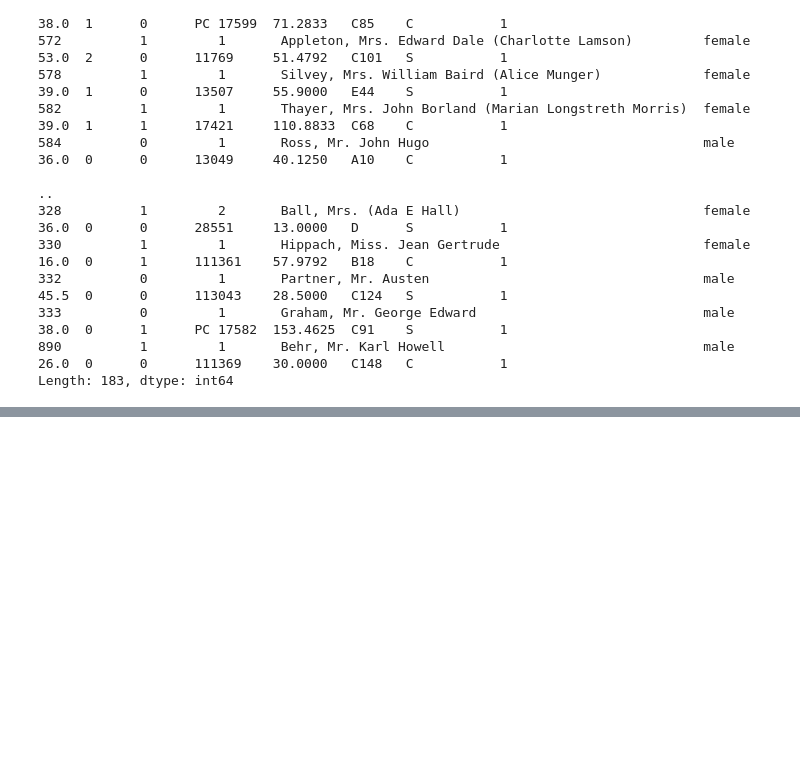
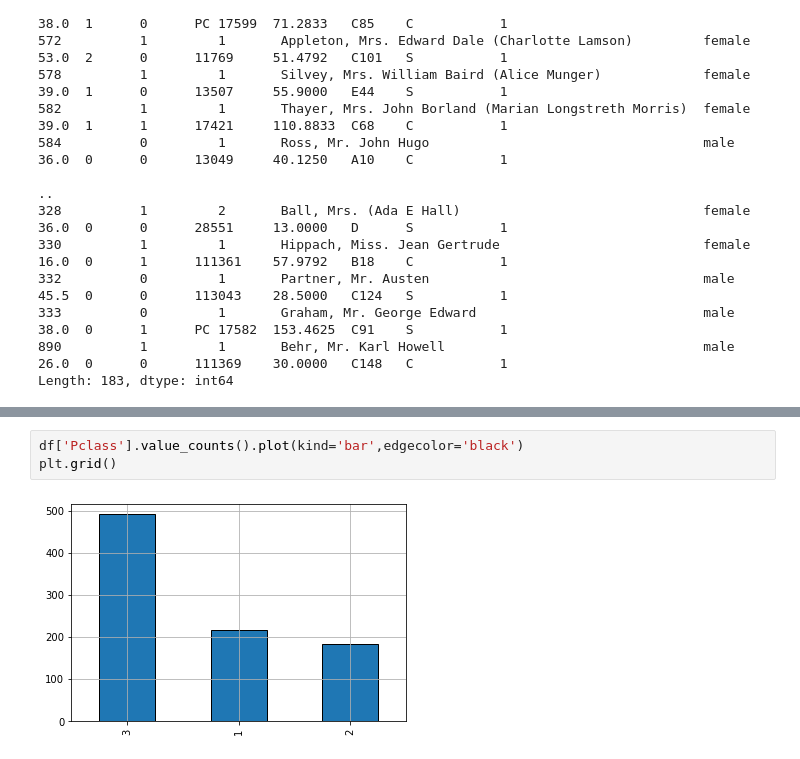
Before and after one commit to nikunjprajapati22/Scaler_Hackathon, a Jupyter notebook: Titanic_Scaler_Hackathon.ipynb, the cells around one changed output, grey strips where cells are left out. Cells and saved outputs as stored; diff of their text form; blank space fills up the shorter version.

```diff
--- a/Titanic_Scaler_Hackathon.ipynb
+++ b/Titanic_Scaler_Hackathon.ipynb
@@ -62,0 +122,5 @@ Length: 183, dtype: int64
+# %%
+df['Pclass'].value_counts().plot(kind='bar',edgecolor='black')
+plt.grid()
+# %% [output]
+[figure, added]
```
Also changed, not shown: parts of 10 cells of this notebook.
